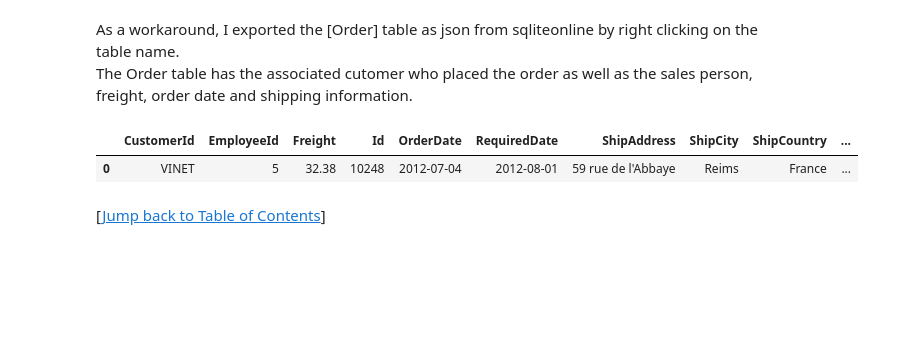
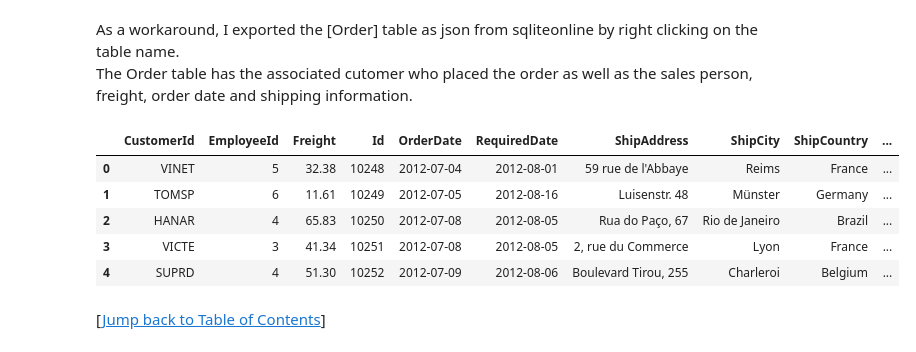
Before and after one commit to cpedrasa/dsc-mod-3-project-online-ds-sp-000, a Jupyter notebook: student.ipynb, the cells around one changed output. Drawn from its saved outputs; the diff is of its cells as text; code cells hidden in the pictures; blank space fills up the shorter version.

```diff
--- a/student.ipynb
+++ b/student.ipynb
@@ -140,13 +142,17 @@ The Order table has the associated cutomer who placed the order as well as the s
 # %%
 #Read the Orders table from the exported JSON file
 
 with open('Order.json') as data_file:
     Orders = json.load(data_file)
 Orders = pd.DataFrame(Orders)
-Orders.head(1)
+Orders.head()
 # %% [output]
 |  | CustomerId | EmployeeId | Freight | Id | OrderDate | RequiredDate | ShipAddress | ShipCity | ShipCountry | ... |
 | 0 | VINET | 5 | 32.38 | 10248 | 2012-07-04 | 2012-08-01 | 59 rue de l'Abbaye | Reims | France | ... |
+| 1 | TOMSP | 6 | 11.61 | 10249 | 2012-07-05 | 2012-08-16 | Luisenstr. 48 | Münster | Germany | ... |
+| 2 | HANAR | 4 | 65.83 | 10250 | 2012-07-08 | 2012-08-05 | Rua do Paço, 67 | Rio de Janeiro | Brazil | ... |
+| 3 | VICTE | 3 | 41.34 | 10251 | 2012-07-08 | 2012-08-05 | 2, rue du Commerce | Lyon | France | ... |
+| 4 | SUPRD | 4 | 51.30 | 10252 | 2012-07-09 | 2012-08-06 | Boulevard Tirou, 255 | Charleroi | Belgium | ... |
 # %% [markdown]
 [<a href="#Module-3-Final-Project">Jump back to Table of Contents</a>]
 # %% [markdown]
```
Also changed, not shown: parts of 28 cells of this notebook, 1 other file.
